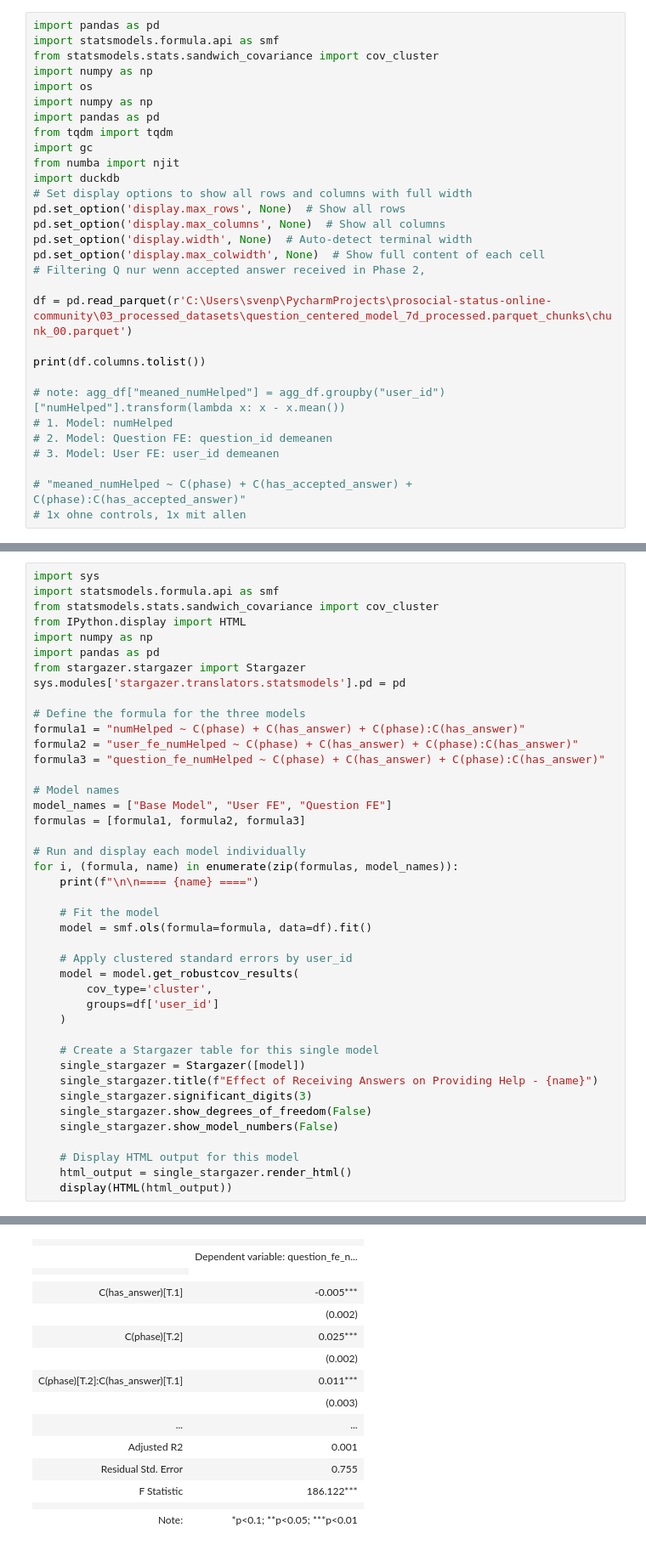
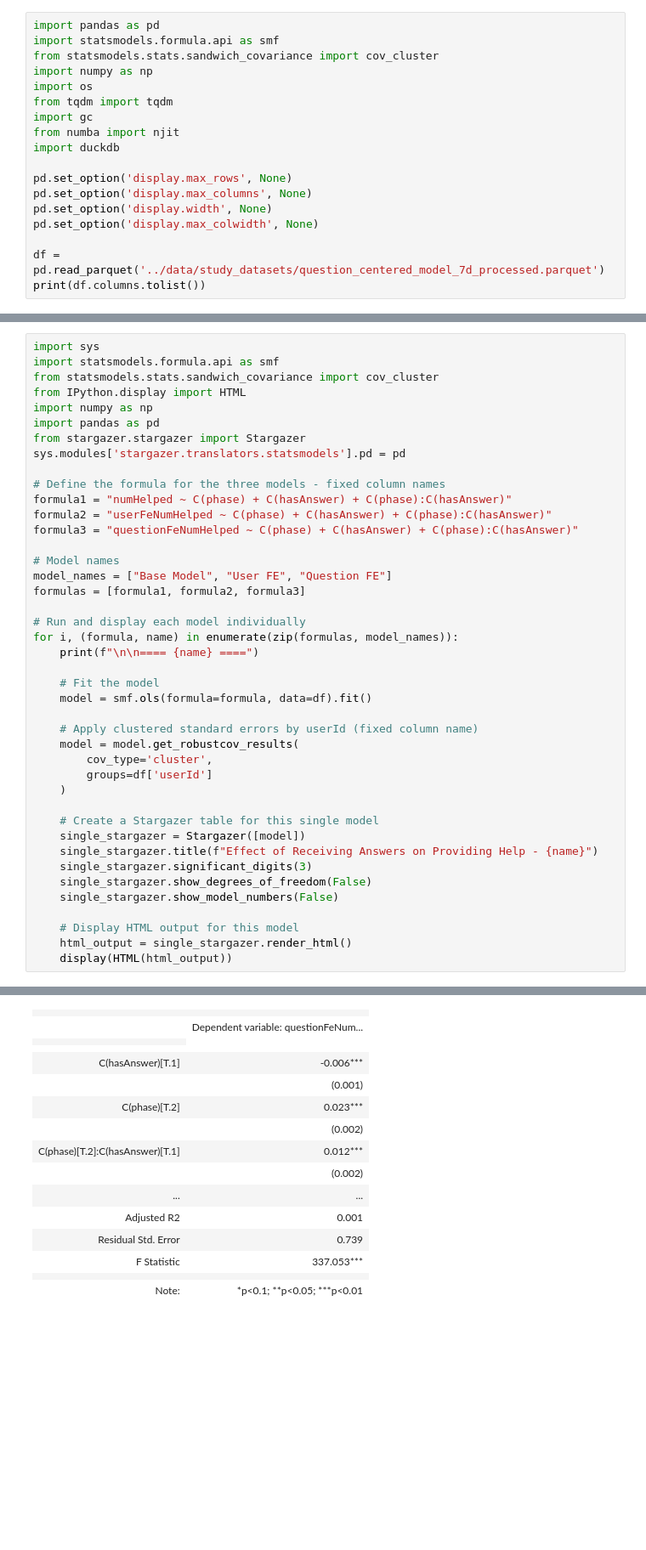
Before and after one commit to svenprue/prosocial-status-online-community, a Jupyter notebook: study1_reciprocity/Main_Analysis.ipynb, the cells around one changed output, grey strips where cells are left out. Shown: that part at 85% size. Drawn from its saved outputs; the diff is of its cells as text; blank space fills up the shorter version.

```diff
--- a/study1_reciprocity/Main_Analysis.ipynb
+++ b/study1_reciprocity/Main_Analysis.ipynb
@@ -4,28 +4,16 @@ import statsmodels.formula.api as smf
 from statsmodels.stats.sandwich_covariance import cov_cluster
 import numpy as np
 import os
-import numpy as np
-import pandas as pd
 from tqdm import tqdm
 import gc
 from numba import njit
 import duckdb
-# Set display options to show all rows and columns with full width
-pd.set_option('display.max_rows', None)  # Show all rows
-pd.set_option('display.max_columns', None)  # Show all columns
-pd.set_option('display.width', None)  # Auto-detect terminal width
-pd.set_option('display.max_colwidth', None)  # Show full content of each cell
-# Filtering Q nur wenn accepted answer received in Phase 2,
 
-df = pd.read_parquet(r'C:\Users\svenp\PycharmProjects\prosocial-status-online-community\03_processed_datasets\question_centered_model_7d_processed.parquet_chunks\chunk_00.parquet')
+pd.set_option('display.max_rows', None)
+pd.set_option('display.max_columns', None)
+pd.set_option('display.width', None)
+pd.set_option('display.max_colwidth', None)
 
+df = pd.read_parquet('../data/study_datasets/question_centered_model_7d_processed.parquet')
 print(df.columns.tolist())
-
-# note: agg_df["meaned_numHelped"] = agg_df.groupby("user_id")["numHelped"].transform(lambda x: x - x.mean())
-# 1. Model: numHelped
-# 2. Model: Question FE: question_id demeanen
-# 3. Model: User FE: user_id demeanen
-
-# "meaned_numHelped ~ C(phase) + C(has_accepted_answer) + C(phase):C(has_accepted_answer)"
-# 1x ohne controls, 1x mit allen
 # %% [output]
@@ -143,10 +30,10 @@ import pandas as pd
 from stargazer.stargazer import Stargazer
 sys.modules['stargazer.translators.statsmodels'].pd = pd
 
-# Define the formula for the three models
-formula1 = "numHelped ~ C(phase) + C(has_answer) + C(phase):C(has_answer)"
-formula2 = "user_fe_numHelped ~ C(phase) + C(has_answer) + C(phase):C(has_answer)"
-formula3 = "question_fe_numHelped ~ C(phase) + C(has_answer) + C(phase):C(has_answer)"
+# Define the formula for the three models - fixed column names
+formula1 = "numHelped ~ C(phase) + C(hasAnswer) + C(phase):C(hasAnswer)"
+formula2 = "userFeNumHelped ~ C(phase) + C(hasAnswer) + C(phase):C(hasAnswer)"
+formula3 = "questionFeNumHelped ~ C(phase) + C(hasAnswer) + C(phase):C(hasAnswer)"
 
 # Model names
 model_names = ["Base Model", "User FE", "Question FE"]
@@ -159,10 +46,10 @@ for i, (formula, name) in enumerate(zip(formulas, model_names)):
     # Fit the model
     model = smf.ols(formula=formula, data=df).fit()
 
-    # Apply clustered standard errors by user_id
+    # Apply clustered standard errors by userId (fixed column name)
     model = model.get_robustcov_results(
         cov_type='cluster',
-        groups=df['user_id']
+        groups=df['userId']
     )
 
     # Create a Stargazer table for this single model
@@ -213,20 +100,20 @@ Effect of Receiving Answers on Providing Help - User FE
 |  |  |
 | Note: | *p<0.1; **p<0.05; ***p<0.01 |
 ==== Question FE ====
 Effect of Receiving Answers on Providing Help - Question FE
 |  |  |
-|  | Dependent variable: question_fe_n... |
+|  | Dependent variable: questionFeNum... |
 |  |
 |  |  |
-| C(has_answer)[T.1] | -0.005*** |
+| C(hasAnswer)[T.1] | -0.006*** |
+|  | (0.001) |
+| C(phase)[T.2] | 0.023*** |
 |  | (0.002) |
-| C(phase)[T.2] | 0.025*** |
+| C(phase)[T.2]:C(hasAnswer)[T.1] | 0.012*** |
 |  | (0.002) |
-| C(phase)[T.2]:C(has_answer)[T.1] | 0.011*** |
-|  | (0.003) |
 | ... | ... |
 | Adjusted R2 | 0.001 |
-| Residual Std. Error | 0.755 |
-| F Statistic | 186.122*** |
+| Residual Std. Error | 0.739 |
+| F Statistic | 337.053*** |
 |  |  |
 | Note: | *p<0.1; **p<0.05; ***p<0.01 |
```
Also changed, not shown: parts of 9 cells of this notebook, 7 other files.
